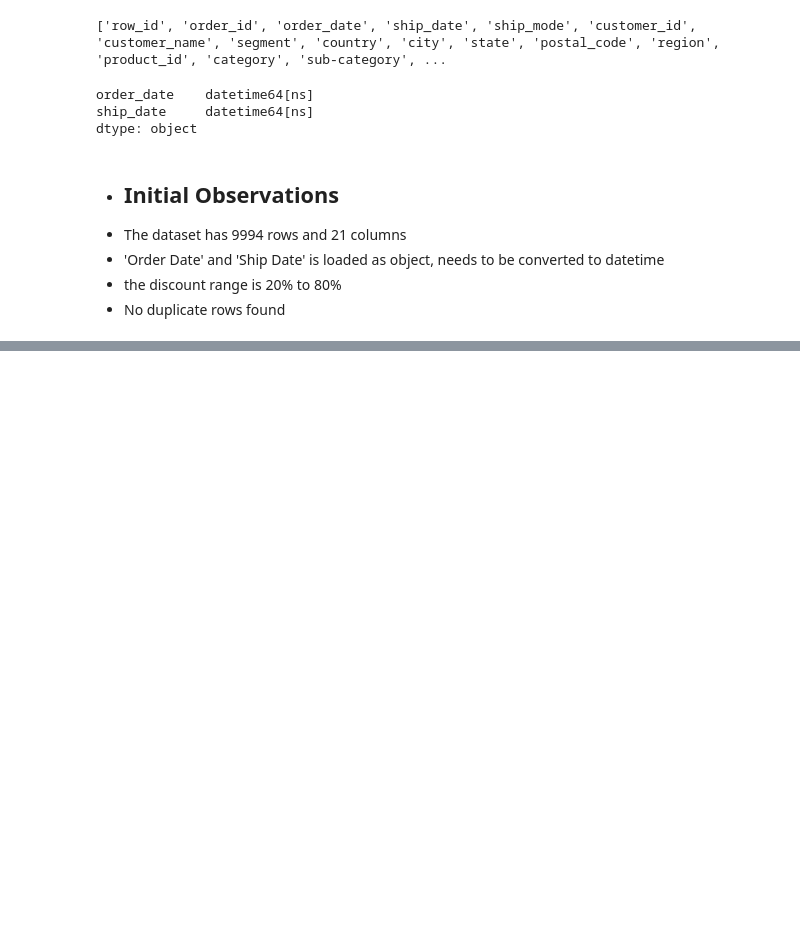
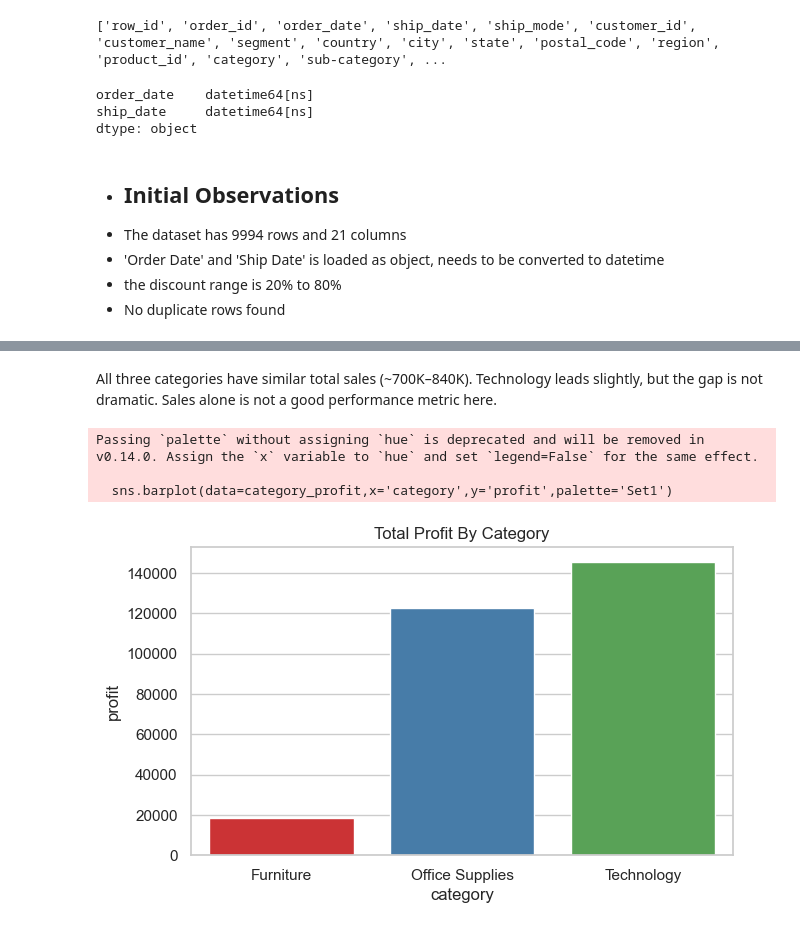
Before and after one commit to MohammedYousufCode/superstore-eda, a Jupyter notebook: notebooks/01_data_overview.ipynb, the cells around one changed output, grey strips where cells are left out. Cells and saved outputs as stored; diff of their text form; code cells hidden in the pictures; blank space fills up the shorter version.

```diff
--- a/notebooks/01_data_overview.ipynb
+++ b/notebooks/01_data_overview.ipynb
@@ -148,0 +186,15 @@ print(df['discount'].describe())
+# %% [markdown]
+All three categories have similar total sales (~700K–840K). Technology leads slightly, but the gap is not dramatic. Sales alone is not a good performance metric here.
+# %%
+#Profit by Category
+plt.figure(figsize=(7,4))
+category_profit=df.groupby('category')['profit'].sum().reset_index()
+sns.barplot(data=category_profit,x='category',y='profit',palette='Set1')
+plt.title('Total Profit By Category')
+plt.savefig('../visuals/profit_by_category.png',dpi=150,bbox_inches='tight')
+plt.show()
+# %% [output]
+Passing `palette` without assigning `hue` is deprecated and will be removed in v0.14.0. Assign the `x` variable to `hue` and set `legend=False` for the same effect.
+
+  sns.barplot(data=category_profit,x='category',y='profit',palette='Set1')
+[figure, added]
```
Also changed, not shown: parts of 9 cells of this notebook, 4 other files.
